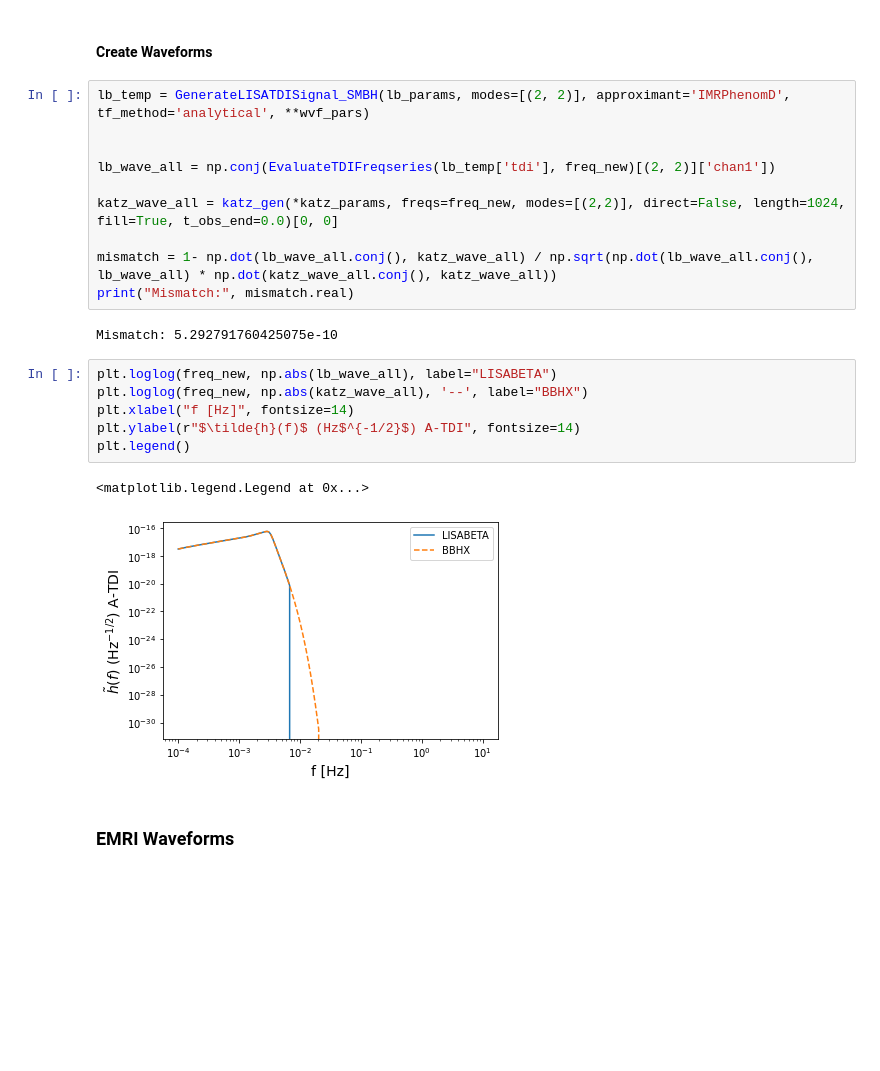
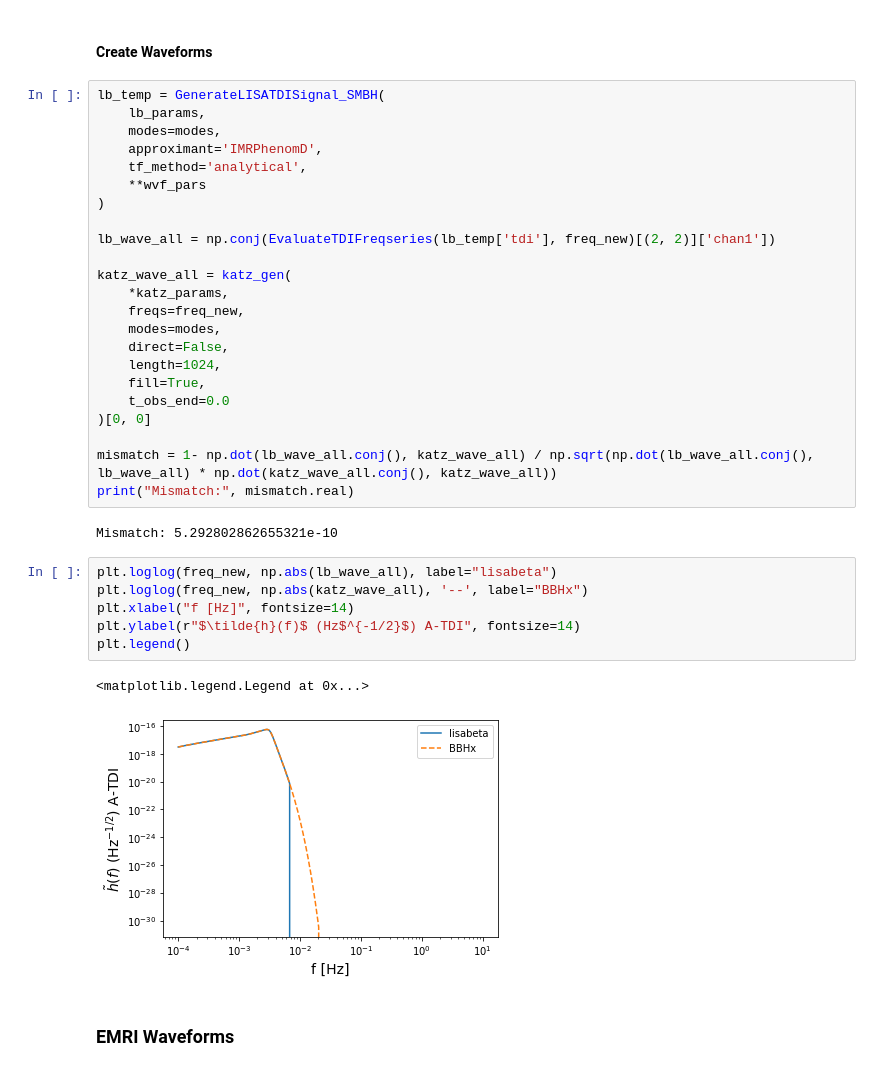
Before and after one commit to mikekatz04/LDC-waveform-generation-tutorial, a Jupyter notebook: Waveform Generation.ipynb, the cells around one changed output. Cells and saved outputs as stored; diff of their text form; blank space fills up the shorter version.

```diff
--- a/Waveform Generation.ipynb
+++ b/Waveform Generation.ipynb
@@ -198,26 +226,39 @@ katz_gen = BBHWaveformFD(amp_phase_kwargs=dict(run_phenomd=True), use_gpu=False)
 # %% [markdown]
 #### Create Waveforms
 # %%
-lb_temp = GenerateLISATDISignal_SMBH(lb_params, modes=[(2, 2)], approximant='IMRPhenomD', tf_method='analytical', **wvf_pars)
-
+lb_temp = GenerateLISATDISignal_SMBH(
+    lb_params,
+    modes=modes,
+    approximant='IMRPhenomD',
+    tf_method='analytical',
+    **wvf_pars
+)
 
 lb_wave_all = np.conj(EvaluateTDIFreqseries(lb_temp['tdi'], freq_new)[(2, 2)]['chan1'])
 
-katz_wave_all = katz_gen(*katz_params, freqs=freq_new, modes=[(2,2)], direct=False, length=1024, fill=True, t_obs_end=0.0)[0, 0]
+katz_wave_all = katz_gen(
+    *katz_params,
+    freqs=freq_new,
+    modes=modes,
+    direct=False,
+    length=1024,
+    fill=True,
+    t_obs_end=0.0
+)[0, 0]
 
 mismatch = 1- np.dot(lb_wave_all.conj(), katz_wave_all) / np.sqrt(np.dot(lb_wave_all.conj(), lb_wave_all) * np.dot(katz_wave_all.conj(), katz_wave_all))
 print("Mismatch:", mismatch.real)
 # %% [output]
-Mismatch: 5.292791760425075e-10
+Mismatch: 5.292802862655321e-10
 # %%
-plt.loglog(freq_new, np.abs(lb_wave_all), label="LISABETA")
-plt.loglog(freq_new, np.abs(katz_wave_all), '--', label="BBHX")
+plt.loglog(freq_new, np.abs(lb_wave_all), label="lisabeta")
+plt.loglog(freq_new, np.abs(katz_wave_all), '--', label="BBHx")
 plt.xlabel("f [Hz]", fontsize=14)
 plt.ylabel(r"$\tilde{h}(f)$ (Hz$^{-1/2}$) A-TDI", fontsize=14)
 plt.legend()
 # %% [output]
 <matplotlib.legend.Legend at 0x...>
-[figure, old version]
+[figure, new version]
 # %% [markdown]
 ### EMRI Waveforms
 # %% [markdown]
```
Also changed, not shown: parts of 4 cells of this notebook.
